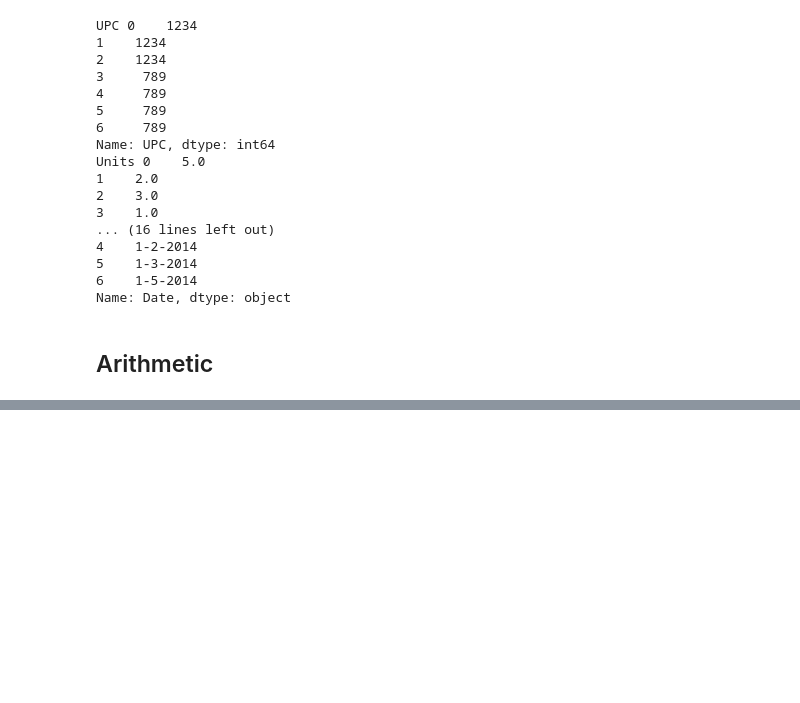
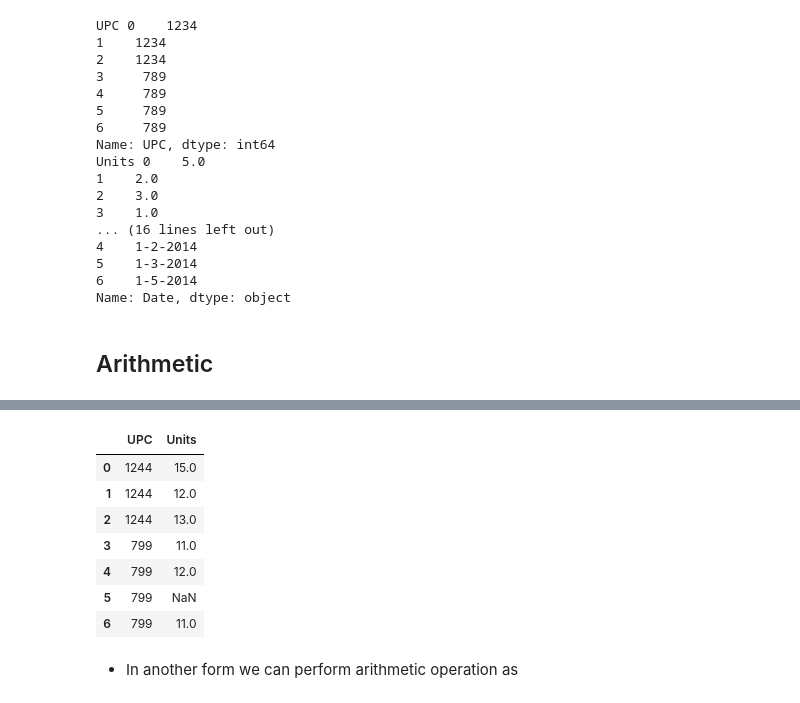
Before and after one commit to Puzan789/Study_materials-selfcreated-, a Jupyter notebook: Pandas/Learning the pandas library(Matt harrison).ipynb, the cells around one changed output, grey strips where cells are left out. Cells and saved outputs as stored; diff of their text form; code cells hidden in the pictures; blank space fills up the shorter version.

```diff
--- a/Pandas/Learning the pandas library(Matt harrison).ipynb
+++ b/Pandas/Learning the pandas library(Matt harrison).ipynb
@@ -498,0 +514,13 @@ Name: Date, dtype: object
+# %%
+sales[['UPC','Units']]+10
+# %% [output]
+|  | UPC | Units |
+| 0 | 1244 | 15.0 |
+| 1 | 1244 | 12.0 |
+| 2 | 1244 | 13.0 |
+| 3 | 799 | 11.0 |
+| 4 | 799 | 12.0 |
+| 5 | 799 | NaN |
+| 6 | 799 | 11.0 |
+# %% [markdown]
+- In another form we can perform arithmetic operation as
```
Also changed, not shown: parts of 17 cells of this notebook.
